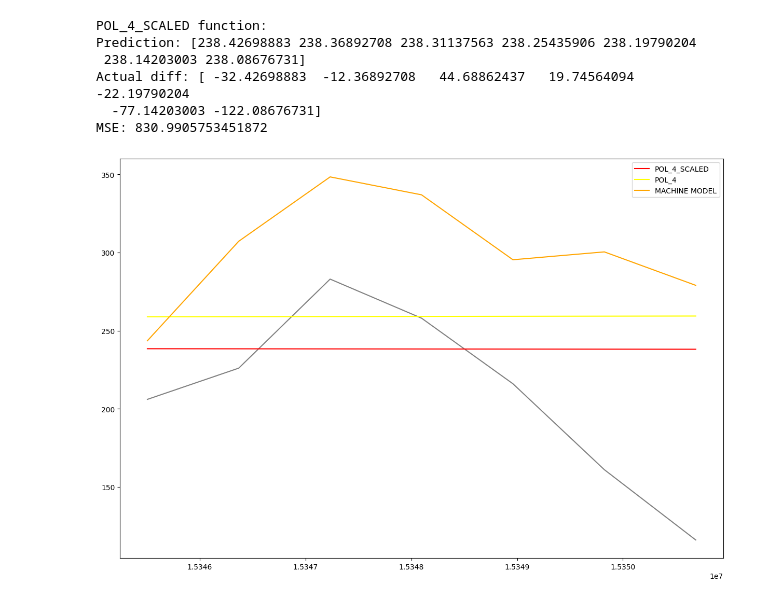
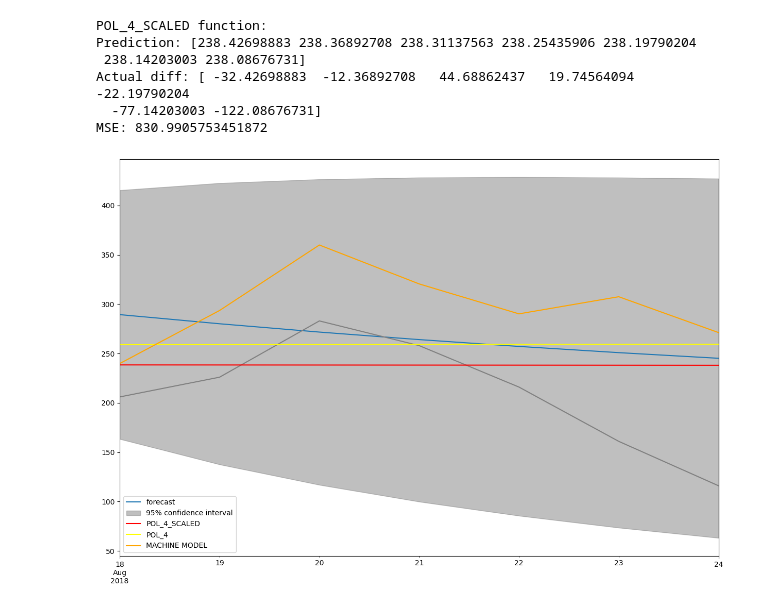
Before and after one commit to MykhailoRp/DA_testtask, a Jupyter notebook: task1.ipynb, the cells around one changed output. Saved outputs shown, nothing was run; the diff lists cells and outputs as text; code cells hidden in the pictures.

```diff
--- a/task1.ipynb
+++ b/task1.ipynb
@@ -791,5 +791,12 @@ MSE: 4.670368288317794e-07
 # %%
 def chain_predict_model(date_start, date_end, prev_sells = None, predict_model = sales_model):
+
+    """
+        date_start    - int timestamp of period start
+        date_end      - int timestamp of period end
+        prev_sells    - np array of 4 elements of previous sales
+        predict_model - model used for prediction
+    """
 
     if prev_sells is None:
         prev_sells = np.zeros(4)
@@ -858,0 +961,6 @@ MSE: 8491.164198775983
+# %%
+from statsmodels.tsa.arima.model import ARIMA
+
+ARIMA_model = ARIMA(by_day_activity[:-7], order=(1, 0, 1))
+ARIMA_model_hsitory = ARIMA_model.fit()
+print(ARIMA_model_hsitory.summary())
@@ -893,17 +1032,19 @@ MSE: 830.9905753451872
 # %%
 fig, ax = plt.subplots()
 
-ax.plot(X_test, y_test, "gray")
+plot_predict(ARIMA_model_hsitory, by_day_activity.index[-7], by_day_activity.index[-1], ax=ax)
 
-ax.plot(X_test, scale_transformer.inverse_transform(np.apply_along_axis(POL_4_SCALED, 0, X_test).reshape(-1,1)), "red", label = "POL_4_SCALED")
-ax.plot(X_test, np.apply_along_axis(POL_4, 0, X_test), "yellow", label = "POL_4")
-ax.plot(X_test, week_prediction.reshape(-1), "orange", label = "MACHINE MODEL")
+ax.plot(by_day_activity.index[-7:], y_test, "gray")
+
+ax.plot(by_day_activity.index[-7:], scale_transformer.inverse_transform(np.apply_along_axis(POL_4_SCALED, 0, X_test).reshape(-1,1)), "red", label = "POL_4_SCALED")
+ax.plot(by_day_activity.index[-7:], np.apply_along_axis(POL_4, 0, X_test), "yellow", label = "POL_4")
+ax.plot(by_day_activity.index[-7:], week_prediction.reshape(-1), "orange", label = "MACHINE MODEL")
 
 fig.set_figwidth(15)
 fig.set_figheight(10)
 
 ax.legend()
 
 plt.show()
 # %% [output]
-[figure, old version]
+[figure, new version]
```
Also changed, not shown: parts of 21 cells of this notebook, 5 other files.
